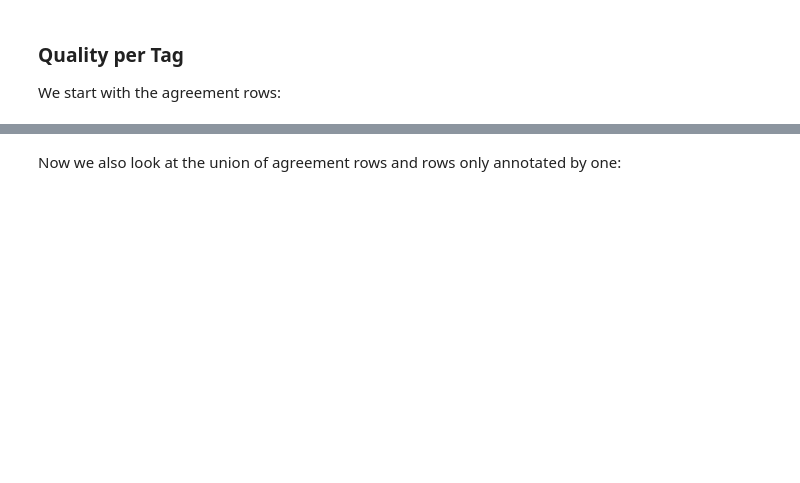
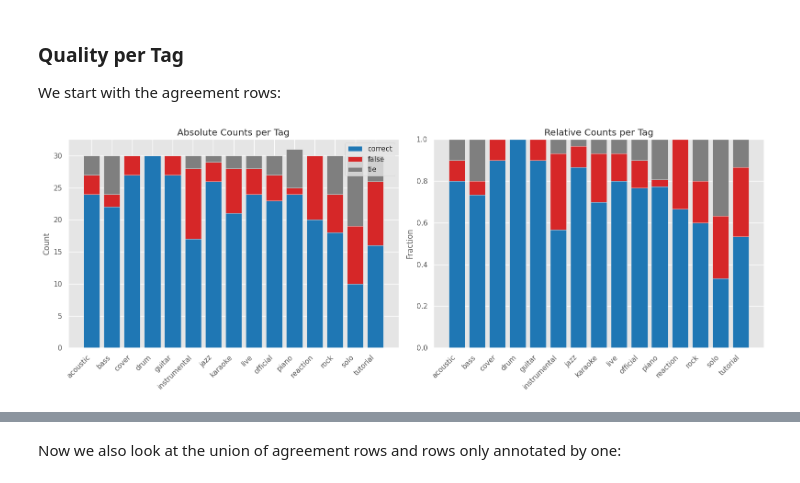
Before and after one commit to progsi/divers_dataset, a Jupyter notebook: tag_quality.ipynb, the cells around one changed output, grey strips where cells are left out. Drawn from its saved outputs; the diff is of its cells as text; code cells hidden in the pictures; blank space fills up the shorter version.

Commit message:
with analysis of annotations

```diff
--- a/tag_quality.ipynb
+++ b/tag_quality.ipynb
@@ -122,19 +182,89 @@ Cohen's kappa: 0.6857
+# %%
+# Assume df_wide has MultiIndex and two annotator columns
+colA, colB = df_wide2annots.columns[:2]  # first two columns are the annotators
+id_cols = df_wide2annots.index.names       # your ID columns in the MultiIndex
+
+# Reset index to get ID columns as regular columns
+df_long2annots = df_wide2annots.reset_index().copy()
+
+# Create a single vote column based on the two annotators
+def summarize_vote(a, b):
+    if a == b:
+        if a == 1:
+            return "correct"
+        else:
+            return "false"
+    else:
+        return "tie"
+
+df_long2annots["vote_summary"] = df_long2annots.apply(lambda row: summarize_vote(row[colA], row[colB]), axis=1)
+df_long2annots = df_long2annots[id_cols + ["vote_summary"]]
 # %% [markdown]
 ### Quality per Tag
 We start with the agreement rows:
 # %%
-# transformation
-df_agree = df_wide.loc[df_wide[df_wide.columns[0]] == df_wide[df_wide.columns[1]]]
-colA, colB = df_wide.columns[:2]
-df_agree = df_wide.loc[df_wide[colA] == df_wide[colB]]
-df_agree_long = df.merge(
-    df_agree.reset_index()[id_cols],
-    on=id_cols,
-    how="inner"
-)
+import matplotlib.pyplot as plt
+import numpy as np
+import pandas as pd
 
-# group by to get annotation per tag and item
-df_agree_annots = df_agree_long.groupby(id_cols, as_index=False)["tag_correct"].first()
+def plot_vote_summary(df_long, id_col="tag", vote_col="vote_summary"):
+    """
+    Create two stacked bar charts per tag/field:
+    1. Absolute counts of 'correct', 'false', 'tie'
+    2. Relative counts (percentages) of 'correct', 'false', 'tie'
 
-# transform to binary
-df_agree_annots.tag_correct = df_agree_annots.tag_correct.replace({"yes": 1, "no": 0}).astype(int)
+    Args:
+        df_long (pd.DataFrame): long-format dataframe with ID columns and vote_summary column
+        id_col (str): column name to group by (e.g., 'tag')
+        vote_col (str): column name with 'correct', 'false', 'tie'
+    """
+
+    # Aggregate counts per vote
+    counts = df_long.groupby([id_col, vote_col]).size().unstack(fill_value=0)
+
+    # Sort columns for consistent color mapping
+    counts = counts.reindex(columns=["false", "tie", "correct"], fill_value=0)
+
+    tags = counts.index
+    x = np.arange(len(tags))
+
+    colors = {
+        "correct": "#1f77b4",  # blue
+        "false":   "#d62728",  # red
+        "tie":     "#7f7f7f"   # gray
+    }
+
+    # --- Absolute counts ---
+    fig, axes = plt.subplots(1, 2, figsize=(16, 6))
+
+    bottom = np.zeros(len(tags))
+    for vote in ["correct", "false", "tie"]:
+        axes[0].bar(x, counts[vote], bottom=bottom, color=colors[vote], label=vote)
+        bottom += counts[vote].values
+
+    axes[0].set_xticks(x)
+    axes[0].set_xticklabels(tags, rotation=45, ha='right')
+    axes[0].set_ylabel("Count")
+    axes[0].set_title("Absolute Counts per Tag")
+    axes[0].legend()
+
+    # --- Relative counts ---
+    counts_rel = counts.div(counts.sum(axis=1), axis=0)
+
+    bottom = np.zeros(len(tags))
+    for vote in ["correct", "false", "tie"]:
+        axes[1].bar(x, counts_rel[vote], bottom=bottom, color=colors[vote], label=vote)
+        bottom += counts_rel[vote].values
+
+    axes[1].set_xticks(x)
+    axes[1].set_xticklabels(tags, rotation=45, ha='right')
+    axes[1].set_ylabel("Fraction")
+    axes[1].set_title("Relative Counts per Tag")
+
+    plt.tight_layout()
+    plt.show()
+
+
+plot_vote_summary(df_long2annots, id_col="tag", vote_col="vote_summary")
+# %% [output]
+[figure, added]
```
Also changed, not shown: parts of 17 cells of this notebook.
